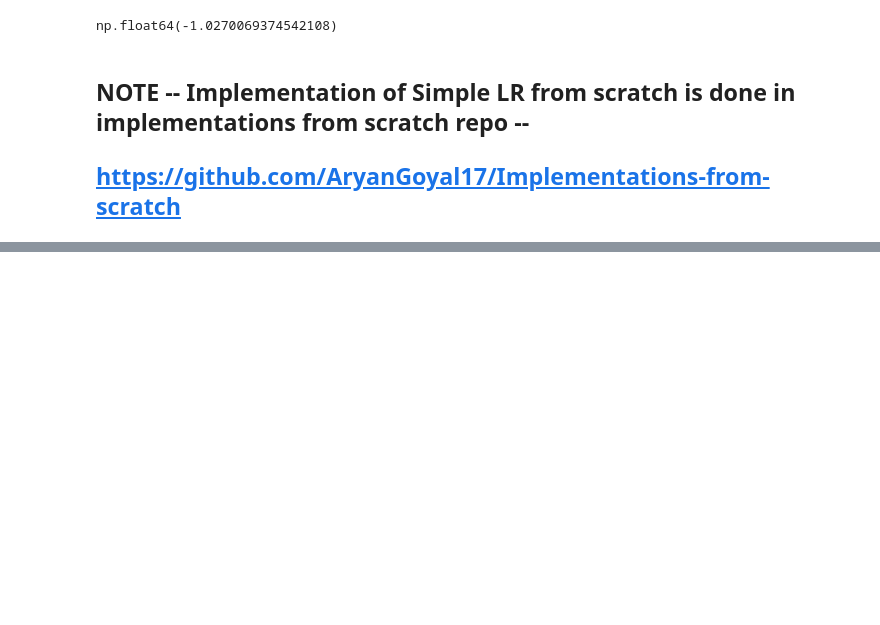
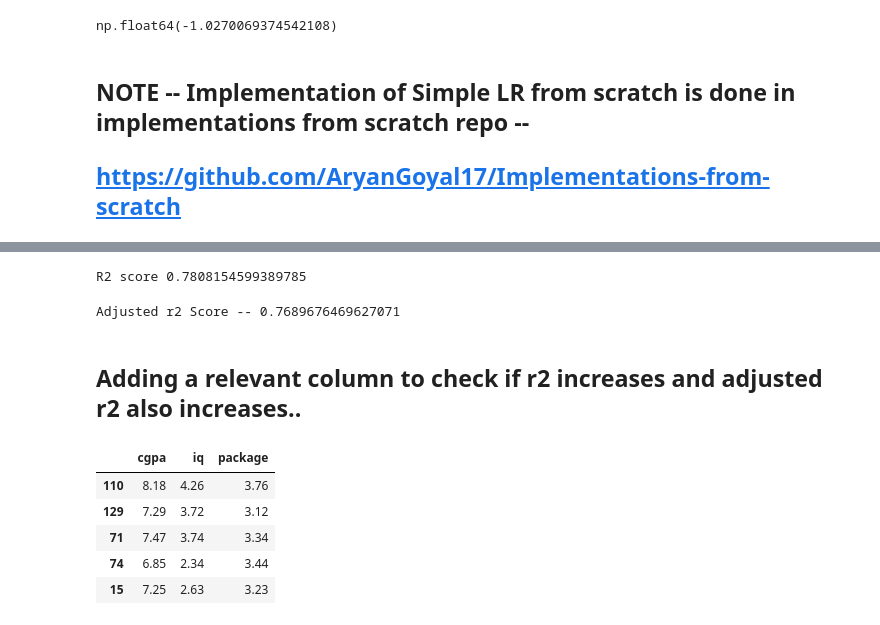
Before and after one commit to AryanGoyal17/Classical-ML_Models, a Jupyter notebook: Linear Regression/Simple Linear Regression/01_code_example.ipynb, the cells around one changed output, grey strips where cells are left out. Drawn from its saved outputs; the diff is of its cells as text; code cells hidden in the pictures; blank space fills up the shorter version.

```diff
--- a/Linear Regression/Simple Linear Regression/01_code_example.ipynb
+++ b/Linear Regression/Simple Linear Regression/01_code_example.ipynb
@@ -109,0 +182,30 @@ np.float64(-1.0270069374542108)
+# %%
+# R2 Score
+
+print("R2 score",r2_score(y_test,y_pred))
+r2 = r2_score(y_test,y_pred)
+# %% [output]
+R2 score 0.7808154599389785
+# %%
+# Adjusted R2 score
+
+adj_r2_score = 1 - ((1-r2)*(40 - 1) / (40-1-2))
+print(f"Adjusted r2 Score -- {adj_r2_score}")
+# %% [output]
+Adjusted r2 Score -- 0.7689676469627071
+# %% [markdown]
+## Adding a relevant column to check if r2 increases and adjusted r2 also increases..
+# %%
+new_df2 = df.copy()
+
+new_df2['iq'] = new_df2['package'] + (np.random.randint(-12,12,200)/10)
+
+new_df2 = new_df2[['cgpa','iq','package']]
+new_df2.sample(5)
+# %% [output]
+|  | cgpa | iq | package |
+| 110 | 8.18 | 4.26 | 3.76 |
+| 129 | 7.29 | 3.72 | 3.12 |
+| 71 | 7.47 | 3.74 | 3.34 |
+| 74 | 6.85 | 2.34 | 3.44 |
+| 15 | 7.25 | 2.63 | 3.23 |
```
Also changed, not shown: parts of 22 cells of this notebook.
